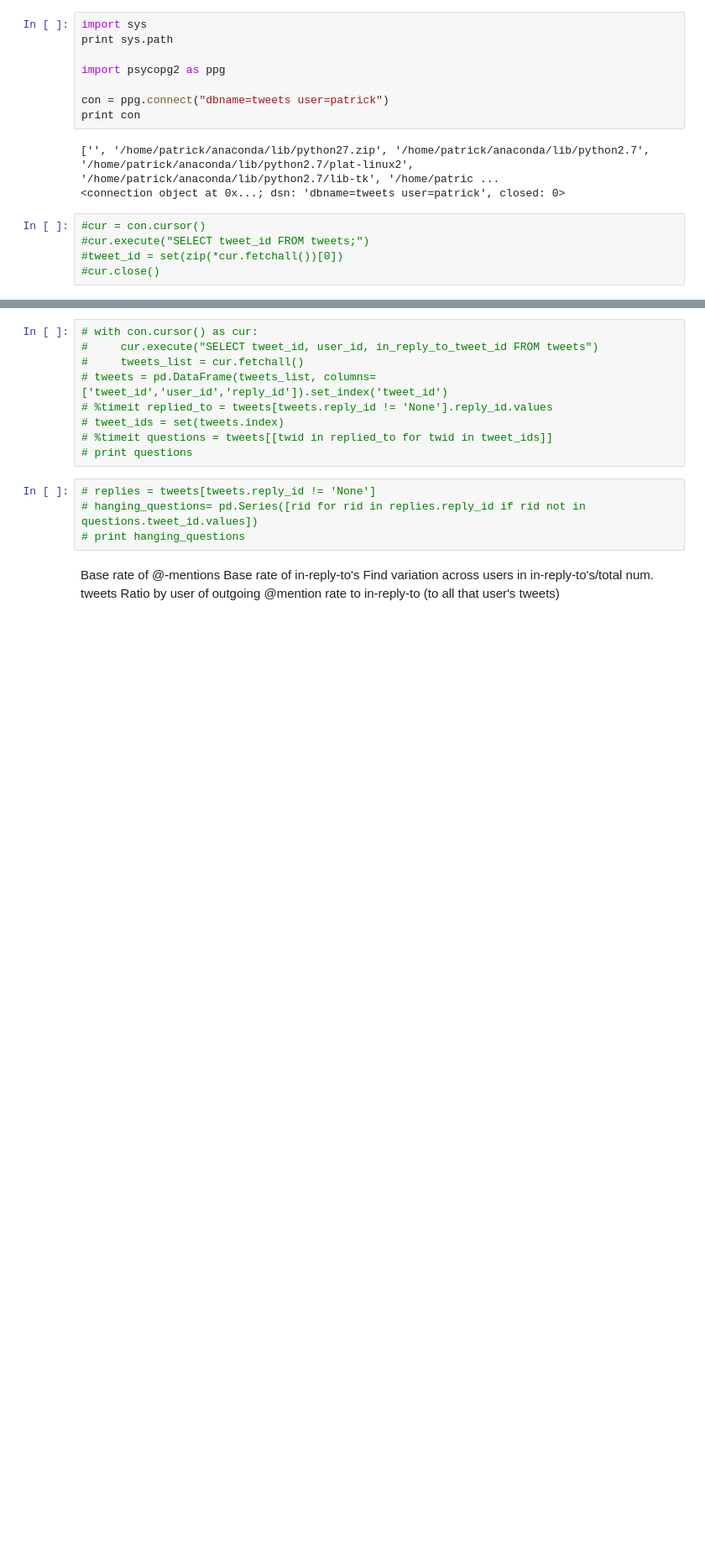
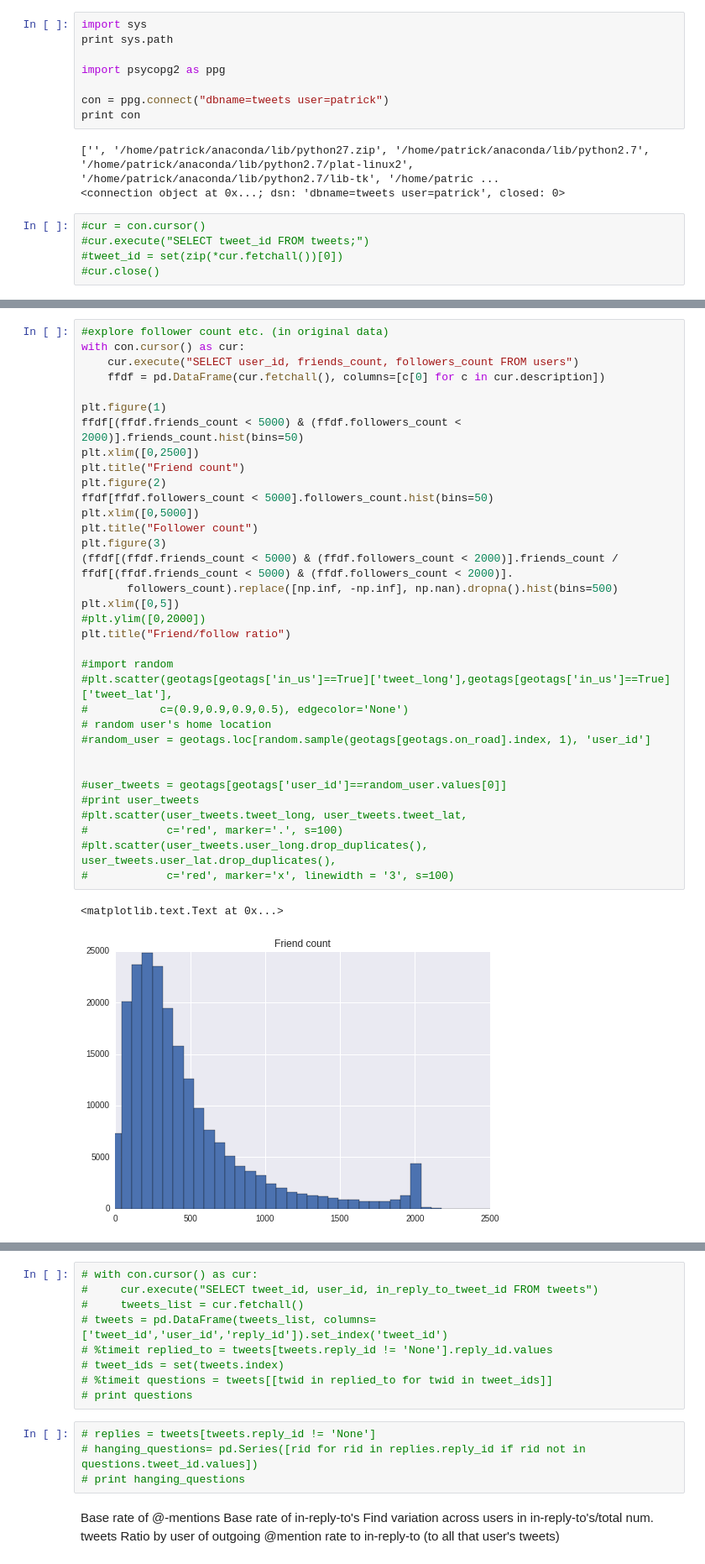
Before and after one commit to pcallier/insight, a Jupyter notebook: notebooks/Explore.ipynb, the cells around one changed output, grey strips where cells are left out. Shown at 84% size. Drawn from its saved outputs; the diff is of its cells as text; blank space fills up the shorter version.

```diff
--- a/notebooks/Explore.ipynb
+++ b/notebooks/Explore.ipynb
@@ -36,0 +37,38 @@ dtype: int64
+# %%
+#explore follower count etc. (in original data)
+with con.cursor() as cur:
+    cur.execute("SELECT user_id, friends_count, followers_count FROM users")
+    ffdf = pd.DataFrame(cur.fetchall(), columns=[c[0] for c in cur.description])
+
+plt.figure(1)
+ffdf[(ffdf.friends_count < 5000) & (ffdf.followers_count < 2000)].friends_count.hist(bins=50)
+plt.xlim([0,2500])
+plt.title("Friend count")
+plt.figure(2)
+ffdf[ffdf.followers_count < 5000].followers_count.hist(bins=50)
+plt.xlim([0,5000])
+plt.title("Follower count")
+plt.figure(3)
+(ffdf[(ffdf.friends_count < 5000) & (ffdf.followers_count < 2000)].friends_count /
+ffdf[(ffdf.friends_count < 5000) & (ffdf.followers_count < 2000)].
+       followers_count).replace([np.inf, -np.inf], np.nan).dropna().hist(bins=500)
+plt.xlim([0,5])
+#plt.ylim([0,2000])
+plt.title("Friend/follow ratio")
+
+#import random
+#plt.scatter(geotags[geotags['in_us']==True]['tweet_long'],geotags[geotags['in_us']==True]['tweet_lat'],
+#           c=(0.9,0.9,0.9,0.5), edgecolor='None')
+# random user's home location
+#random_user = geotags.loc[random.sample(geotags[geotags.on_road].index, 1), 'user_id']
+
+
+#user_tweets = geotags[geotags['user_id']==random_user.values[0]]
+#print user_tweets
+#plt.scatter(user_tweets.tweet_long, user_tweets.tweet_lat,
+#            c='red', marker='.', s=100)
+#plt.scatter(user_tweets.user_long.drop_duplicates(), user_tweets.user_lat.drop_duplicates(),
+#            c='red', marker='x', linewidth = '3', s=100)
+# %% [output]
+<matplotlib.text.Text at 0x...>
+[figure, added]
```
Also changed, not shown: parts of 47 cells of this notebook.
